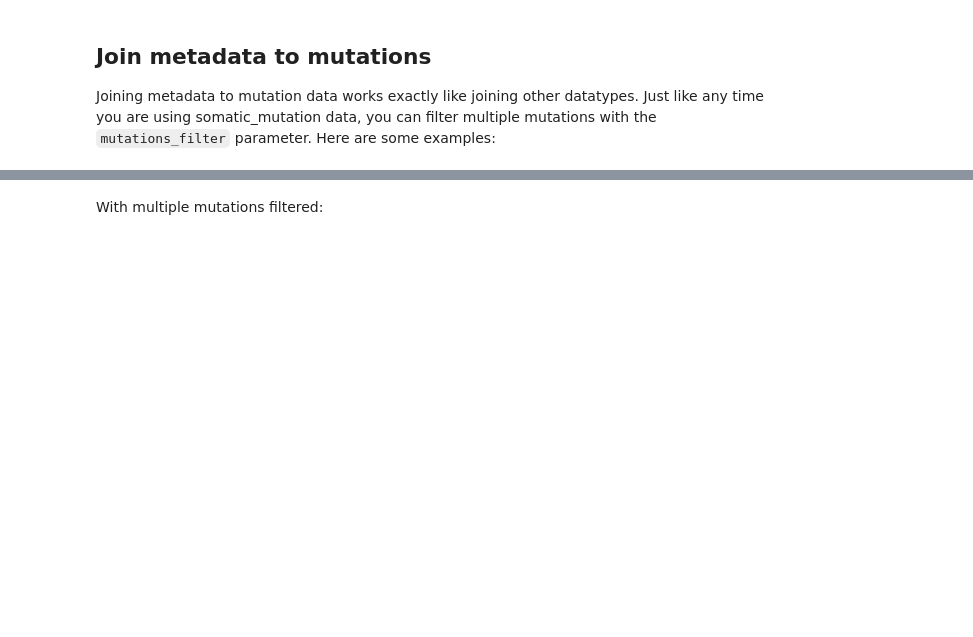
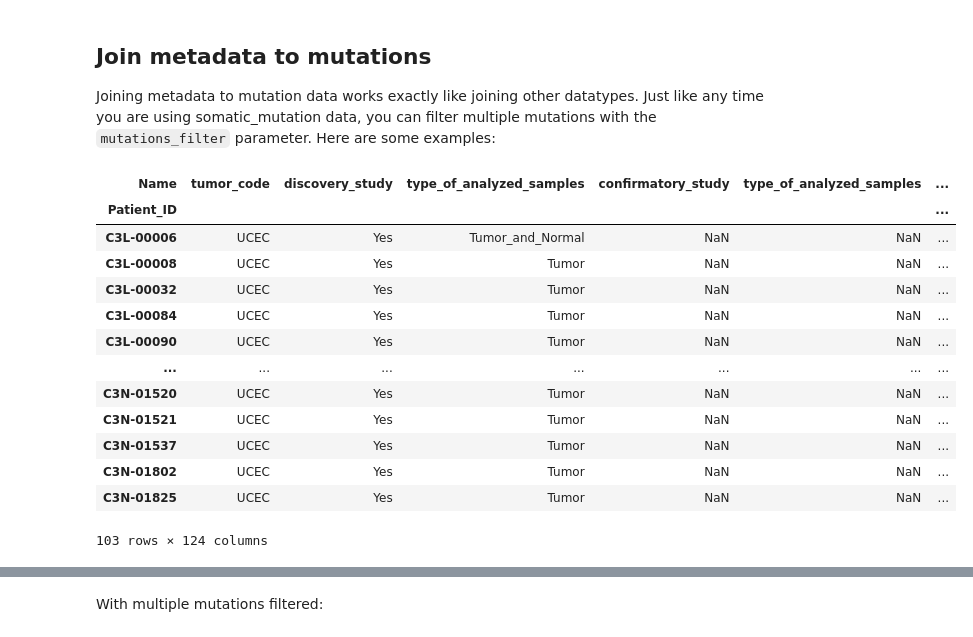
Before and after one commit to PayneLab/cptac, a Jupyter notebook: notebooks/tutorial03_joining_dataframes.ipynb, the cells around one changed output, grey strips where cells are left out. Cells and saved outputs as stored; diff of their text form; code cells hidden in the pictures; blank space fills up the shorter version.

```diff
--- a/notebooks/tutorial03_joining_dataframes.ipynb
+++ b/notebooks/tutorial03_joining_dataframes.ipynb
@@ -240,0 +286,17 @@ hist_and_PTEN.head()
+# %%
+en.get_clinical('mssm')
+# %% [output]
+| Name | tumor_code | discovery_study | type_of_analyzed_samples | confirmatory_study | type_of_analyzed_samples | ... |
+| Patient_ID |  |  |  |  |  | ... |
+| C3L-00006 | UCEC | Yes | Tumor_and_Normal | NaN | NaN | ... |
+| C3L-00008 | UCEC | Yes | Tumor | NaN | NaN | ... |
+| C3L-00032 | UCEC | Yes | Tumor | NaN | NaN | ... |
+| C3L-00084 | UCEC | Yes | Tumor | NaN | NaN | ... |
+| C3L-00090 | UCEC | Yes | Tumor | NaN | NaN | ... |
+| ... | ... | ... | ... | ... | ... | ... |
+| C3N-01520 | UCEC | Yes | Tumor | NaN | NaN | ... |
+| C3N-01521 | UCEC | Yes | Tumor | NaN | NaN | ... |
+| C3N-01537 | UCEC | Yes | Tumor | NaN | NaN | ... |
+| C3N-01802 | UCEC | Yes | Tumor | NaN | NaN | ... |
+| C3N-01825 | UCEC | Yes | Tumor | NaN | NaN | ... |
+103 rows × 124 columns
```
Also changed, not shown: parts of 21 cells of this notebook, 11 other files.
